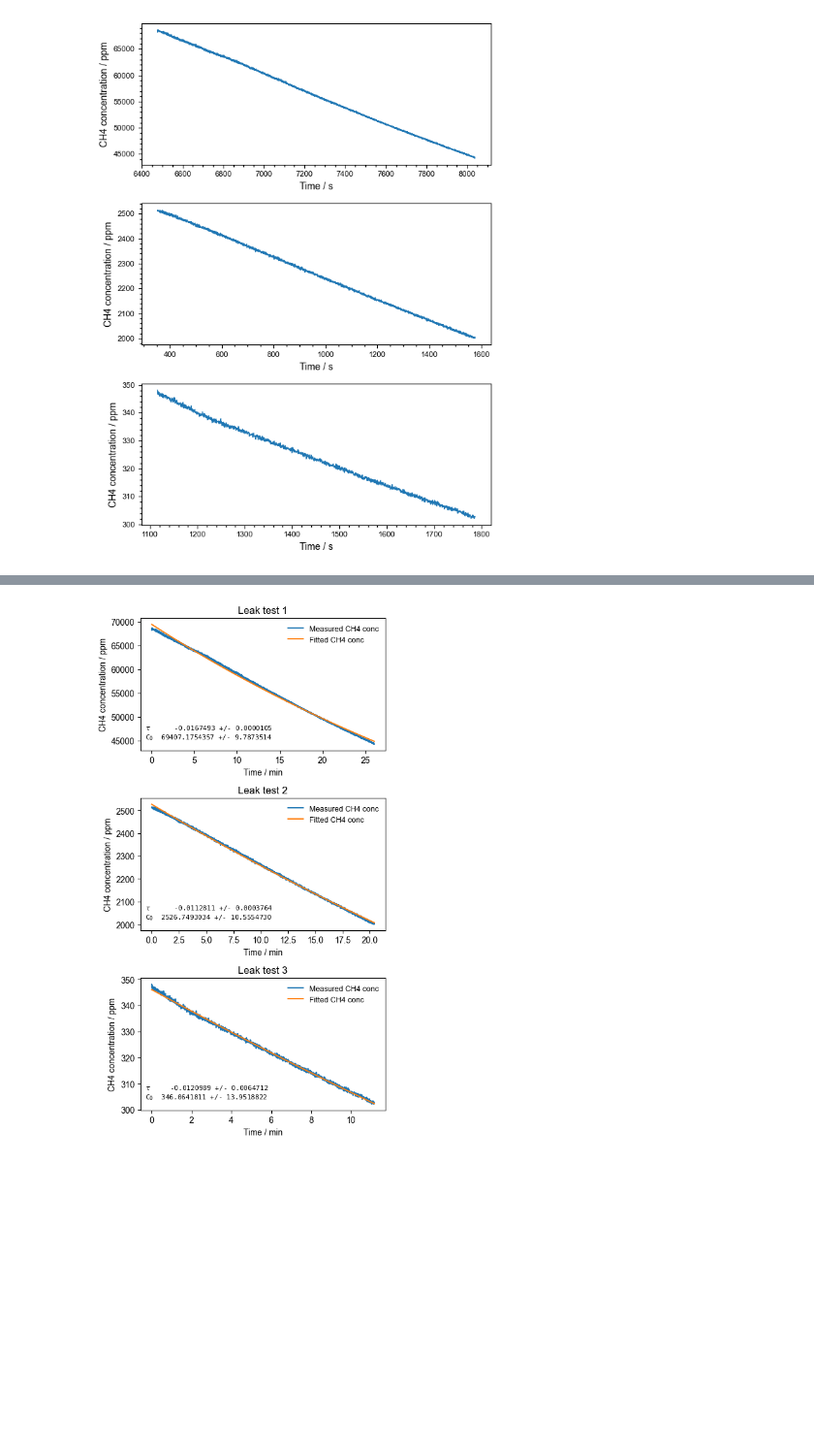
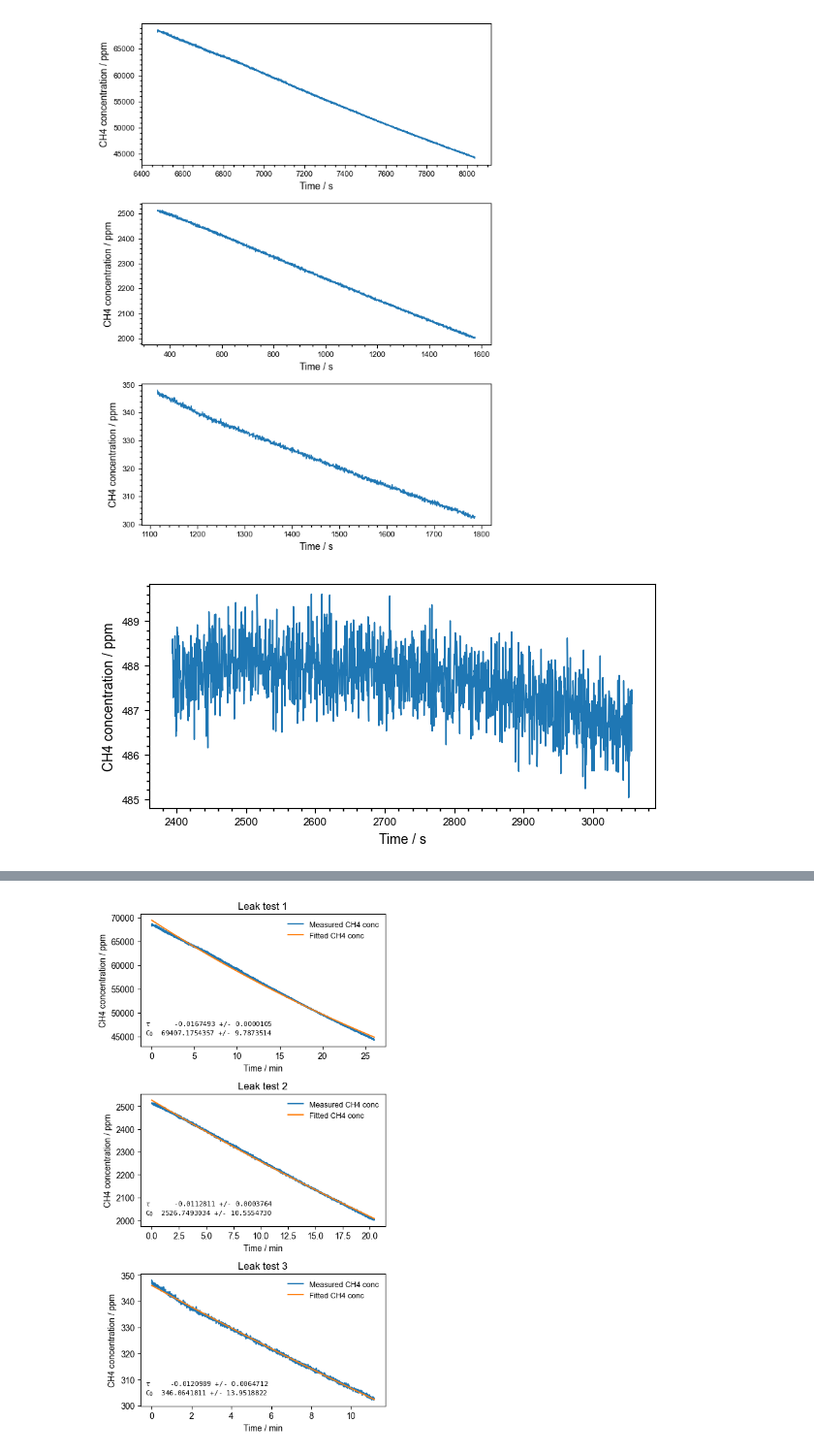
Before and after one commit to Normann25/Manganese-chlorides, a Jupyter notebook: ISAMO/leak_rates.ipynb, the cells around one changed output, grey strips where cells are left out. Shown at 97% size. Drawn from its saved outputs; the diff is of its cells as text; code cells hidden in the pictures; blank space fills up the shorter version.

```diff
--- a/ISAMO/leak_rates.ipynb
+++ b/ISAMO/leak_rates.ipynb
@@ -27,4 +27,14 @@ fig.savefig('leak_test.png', dpi = 600)
 plt.show()
 # %% [output]
 [figure]
+# %%
+fig, ax = plt.subplots(figsize = (6, 3))
+
+overview_plot_leak(ax, leak_test['Leak_test4_19032024'][3000:-1])
+
+fig.tight_layout()
+fig.savefig('leak_test4.png', dpi = 600)
+plt.show()
+# %% [output]
+[figure, added]
 # %%
```
Also changed, not shown: parts of 3 cells of this notebook, 2 other files.
